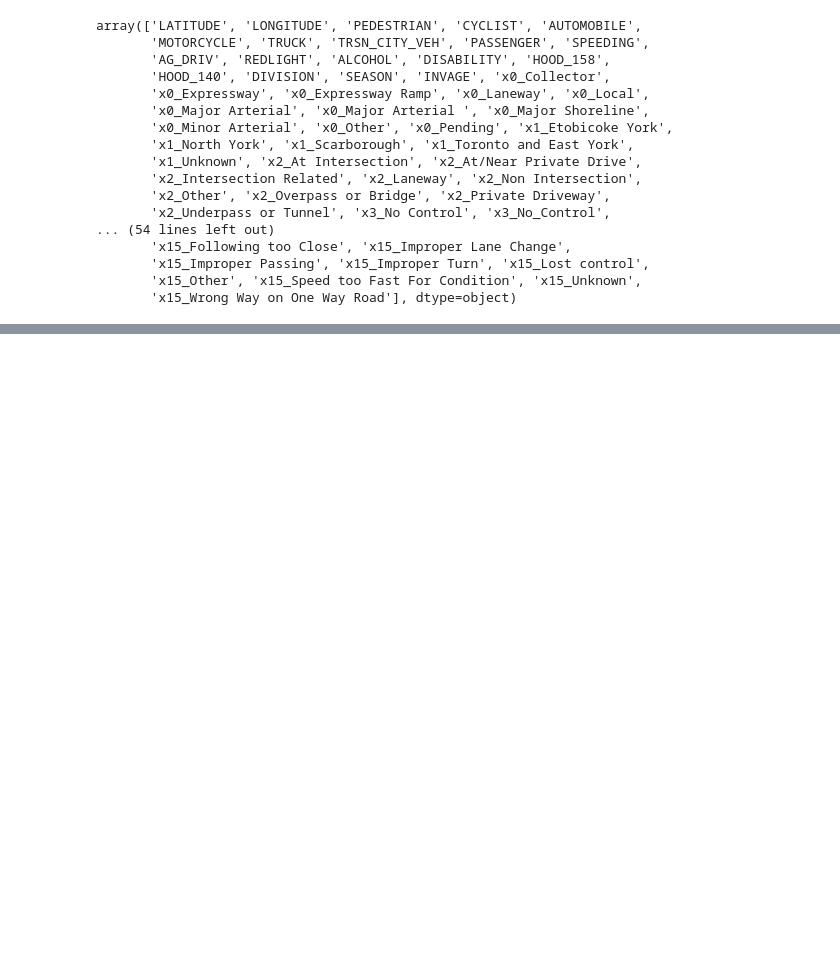
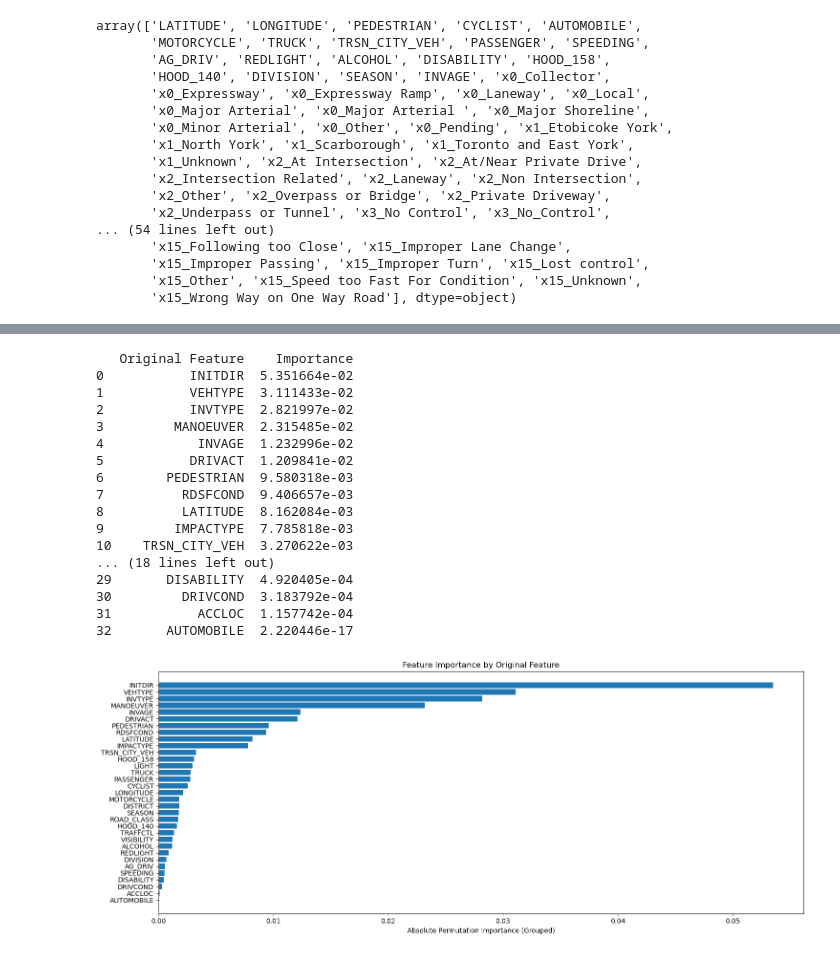
Before and after one commit to jdacenca/toronto-accident-prediction, a Jupyter notebook: SVM/notebook/ensemble/ensemble_v2/ensemble_oversampling.ipynb, the cells around one changed output, grey strips where cells are left out. Drawn from its saved outputs; the diff is of its cells as text; code cells hidden in the pictures; blank space fills up the shorter version.

```diff
--- a/SVM/notebook/ensemble/ensemble_v2/ensemble_oversampling.ipynb
+++ b/SVM/notebook/ensemble/ensemble_v2/ensemble_oversampling.ipynb
@@ -771,0 +821,47 @@ grouped_importance.to_csv("feature_importance_softvoting_oversampling.csv", inde
+# %%
+# Compute permutation importance
+perm_importance = permutation_importance(trained_classifier[4], X_train, y_train)
+abs_importance_mean = np.abs(perm_importance.importances_mean)
+importance_df = pd.DataFrame({
+    "Transformed Feature": all_transformed_features,
+    "Original Feature": original_feature_mapping,
+    "Importance": abs_importance_mean
+})
+
+# Step 4: Group by original features and sum importances
+grouped_importance3 = (
+    importance_df
+    .groupby("Original Feature")["Importance"]
+    .sum()
+    .sort_values(ascending=False)
+    .reset_index()
+)
+
+# # Step 5: Save and plot
+print(grouped_importance3)
+plt.figure(figsize=(15, 6))
+plt.barh(grouped_importance3["Original Feature"], grouped_importance3["Importance"])
+plt.xlabel("Absolute Permutation Importance (Grouped)")
+plt.title("Feature Importance by Original Feature")
+plt.gca().invert_yaxis()
+plt.tight_layout()
+plt.show()
+# %% [output]
+   Original Feature    Importance
+0           INITDIR  5.351664e-02
+1           VEHTYPE  3.111433e-02
+2           INVTYPE  2.821997e-02
+3         MANOEUVER  2.315485e-02
+4            INVAGE  1.232996e-02
+5           DRIVACT  1.209841e-02
+6        PEDESTRIAN  9.580318e-03
+7          RDSFCOND  9.406657e-03
+8          LATITUDE  8.162084e-03
+9         IMPACTYPE  7.785818e-03
+10    TRSN_CITY_VEH  3.270622e-03
+... (18 lines left out)
+29       DISABILITY  4.920405e-04
+30         DRIVCOND  3.183792e-04
+31           ACCLOC  1.157742e-04
+32       AUTOMOBILE  2.220446e-17
+[figure, added]
```
Also changed, not shown: parts of 3 cells of this notebook, 11 other files.
